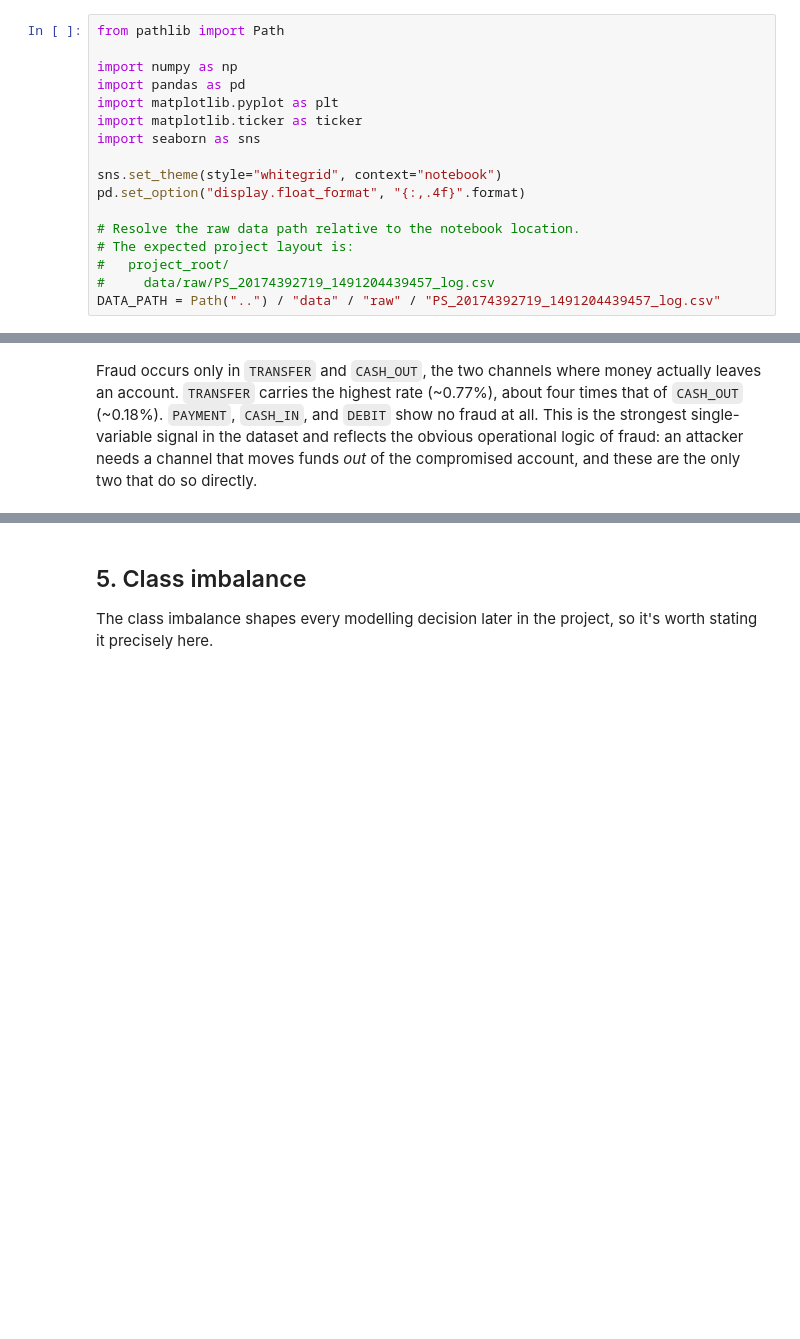
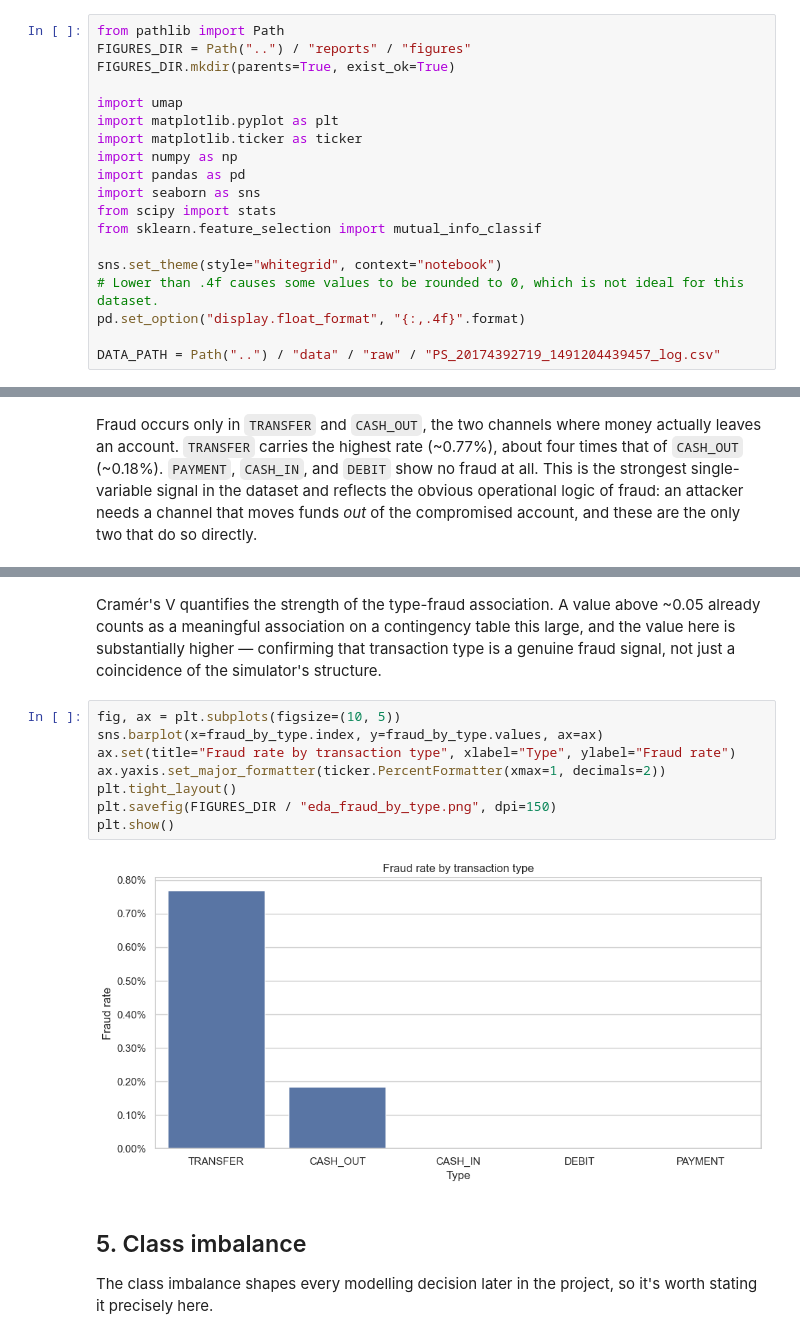
Before and after one commit to MarcLVR/financial-fraud-anomaly-detection, a Jupyter notebook: notebooks/01_eda.ipynb, the cells around one changed output, grey strips where cells are left out. Drawn from its saved outputs; the diff is of its cells as text; blank space fills up the shorter version.

```diff
--- a/notebooks/01_eda.ipynb
+++ b/notebooks/01_eda.ipynb
@@ -14,20 +14,22 @@ The relevant fields are `step` (a discrete time index), `type` (`PAYMENT`, `TRAN
 Three properties of the data are worth flagging up front. First, the fraud rate is roughly 0.13%, so accuracy is a useless metric and class-imbalance-aware techniques are essential. Second, monetary variables span several orders of magnitude and are heavy-tailed, so log transformations will be needed for any meaningful comparison. Third, because the data is generated rather than observed, fraud patterns will be cleaner than in a real system, this matters when interpreting model performance later.
 # %%
 from pathlib import Path
+FIGURES_DIR = Path("..") / "reports" / "figures"
+FIGURES_DIR.mkdir(parents=True, exist_ok=True)
 
+import umap
+import matplotlib.pyplot as plt
+import matplotlib.ticker as ticker
 import numpy as np
 import pandas as pd
-import matplotlib.pyplot as plt
-import matplotlib.ticker as ticker
 import seaborn as sns
+from scipy import stats
+from sklearn.feature_selection import mutual_info_classif
 
 sns.set_theme(style="whitegrid", context="notebook")
+# Lower than .4f causes some values to be rounded to 0, which is not ideal for this dataset.
 pd.set_option("display.float_format", "{:,.4f}".format)
 
-# Resolve the raw data path relative to the notebook location.
-# The expected project layout is:
-#   project_root/
-#     data/raw/PS_20174392719_1491204439457_log.csv
 DATA_PATH = Path("..") / "data" / "raw" / "PS_20174392719_1491204439457_log.csv"
 # %%
 df = pd.read_csv(DATA_PATH)
@@ -288,3 +362,15 @@ Fraud occurs only in `TRANSFER` and `CASH_OUT`, the two channels where money act
+# %% [markdown]
+Cramér's V quantifies the strength of the type-fraud association. A value above ~0.05 already counts as a meaningful association on a contingency table this large, and the value here is substantially higher — confirming that transaction type is a genuine fraud signal, not just a coincidence of the simulator's structure.
+# %%
+fig, ax = plt.subplots(figsize=(10, 5))
+sns.barplot(x=fraud_by_type.index, y=fraud_by_type.values, ax=ax)
+ax.set(title="Fraud rate by transaction type", xlabel="Type", ylabel="Fraud rate")
+ax.yaxis.set_major_formatter(ticker.PercentFormatter(xmax=1, decimals=2))
+plt.tight_layout()
+plt.savefig(FIGURES_DIR / "eda_fraud_by_type.png", dpi=150)
+plt.show()
+# %% [output]
+[figure, added]
 # %% [markdown]
 ## 5. Class imbalance
 
```
Also changed, not shown: parts of 38 cells of this notebook, 2 other files.
